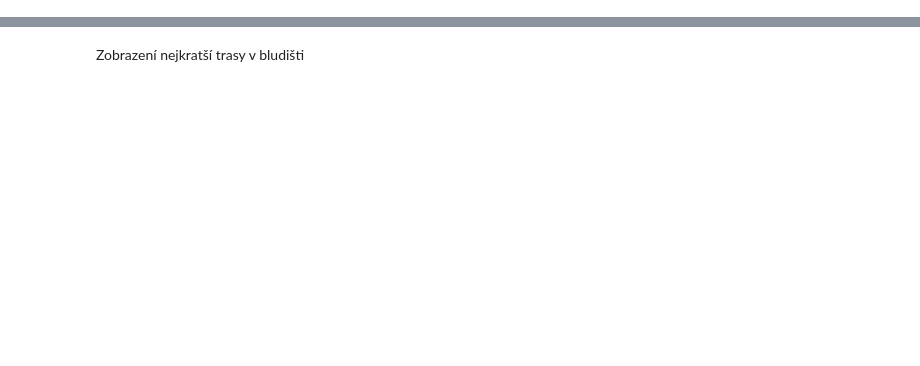
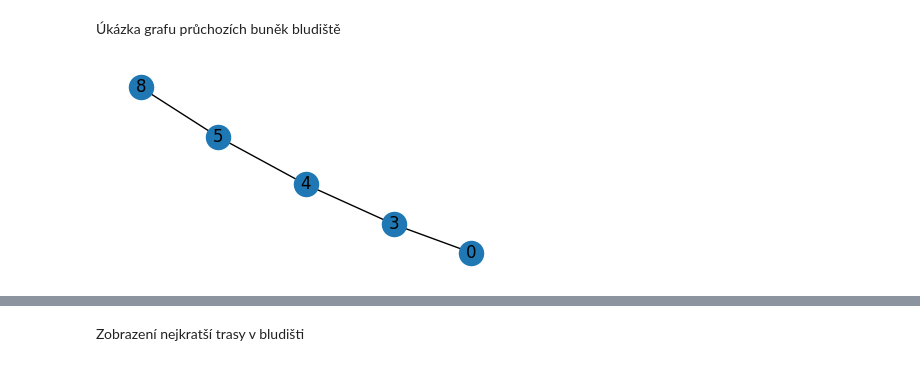
Before and after one commit to KLI0273/VVP_Projekt, a Jupyter notebook: vvp_bludiste-master/Projekt_Bludiste.ipynb, the cells around one changed output, grey strips where cells are left out. Drawn from its saved outputs; the diff is of its cells as text; code cells hidden in the pictures; blank space fills up the shorter version.

```diff
--- a/vvp_bludiste-master/Projekt_Bludiste.ipynb
+++ b/vvp_bludiste-master/Projekt_Bludiste.ipynb
@@ -7 +13,12 @@ import numpy as np
+# %% [markdown]
+Úkázka grafu průchozích buněk bludiště
+# %%
+maze = sup.load_document('data/maze_0.csv')
+inc_1 = sup.incidence_matrix(maze)
+
+plt.figure(figsize=(4,2))
+sup.draw_nx_graph(inc_1)
+plt.show()
+# %% [output]
+[figure, added]
 # %% [markdown]
```
Also changed, not shown: parts of 10 cells of this notebook, 1 other file.
